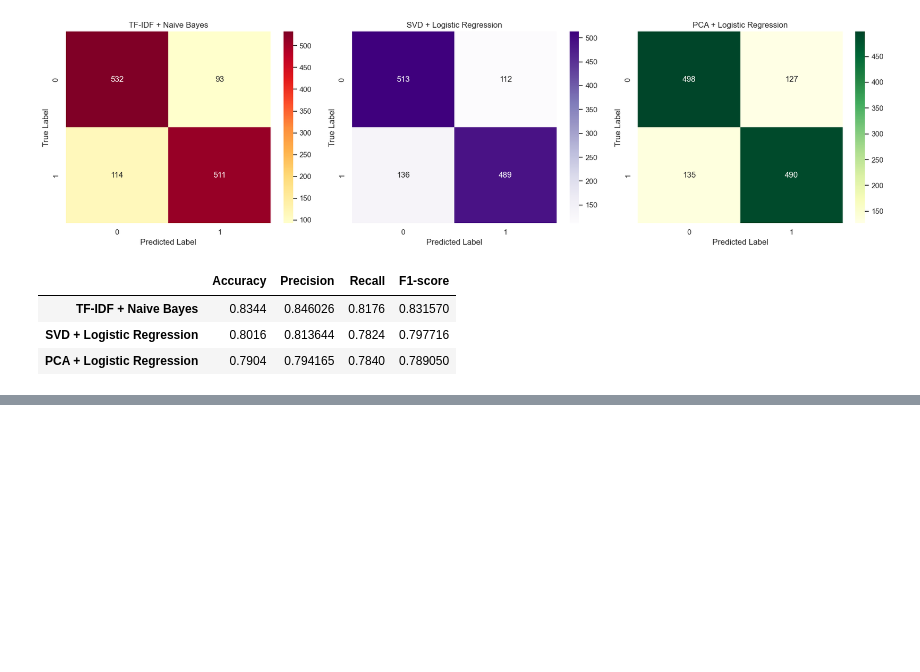
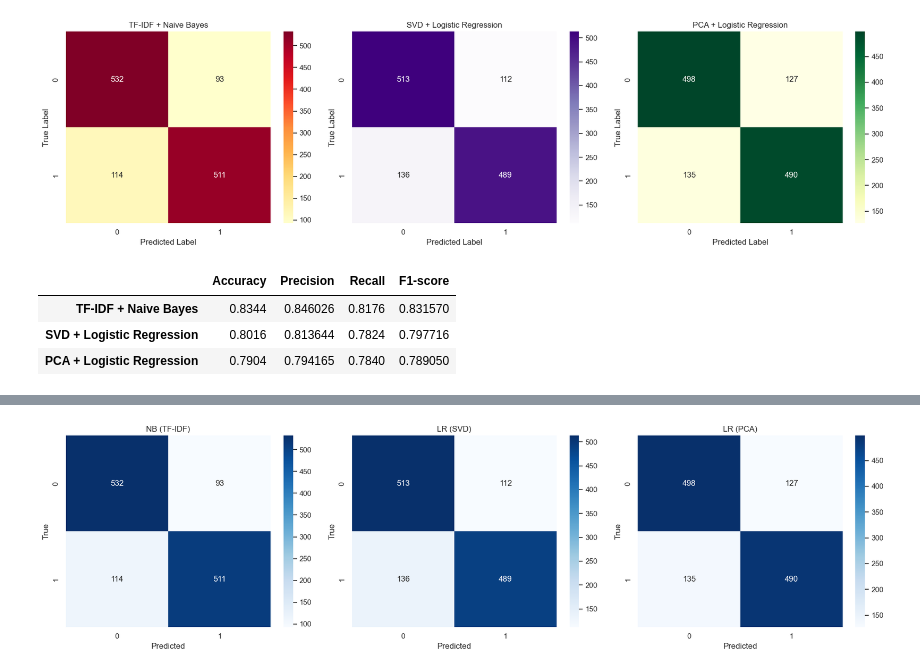
Before and after one commit to Sabrina1911/Group-Project---Natural-Language-Processing_AmazonPolarity, a Jupyter notebook: notebooks/Classification_amazonpolarity.ipynb, the cells around one changed output, grey strips where cells are left out. Cells and saved outputs as stored; diff of their text form; code cells hidden in the pictures; blank space fills up the shorter version.

Commit message:
Finalize NLP project notebook and add README for submission

```diff
--- a/notebooks/Classification_amazonpolarity.ipynb
+++ b/notebooks/Classification_amazonpolarity.ipynb
@@ -945,0 +999,31 @@ metrics_comparison
+# %%
+# Create a figure with 3 subplots arranged in one row (for side-by-side comparison)
+fig, axes = plt.subplots(1, 3, figsize=(18, 5))
+
+# Loop through each axis, confusion matrix, and title simultaneously
+for ax, cm, title in zip(
+    axes,                             # The 3 subplot axes
+    [cm_nb, cm_svd, cm_pca],          # Confusion matrices for all models
+    ["NB (TF-IDF)", "LR (SVD)", "LR (PCA)"]  # Titles for each plot
+):
+    # Draw the heatmap for the confusion matrix
+    sns.heatmap(
+        cm,
+        annot=True,                   # Show numeric values inside cells
+        fmt='d',                      # Format numbers as integers
+        cmap='Blues',                 # Color scheme
+        ax=ax                         # Plot on the current subplot axis
+    )
+
+    # Set subplot title and axis labels
+    ax.set_title(title)
+    ax.set_xlabel("Predicted")
+    ax.set_ylabel("True")
+
+# Adjust spacing between subplots to avoid overlap
+plt.tight_layout()
+
+# Display the final combined figure
+plt.show()
+# %% [output]
+[figure, added]
```
Also changed, not shown: parts of 14 cells of this notebook, 1 other file.
